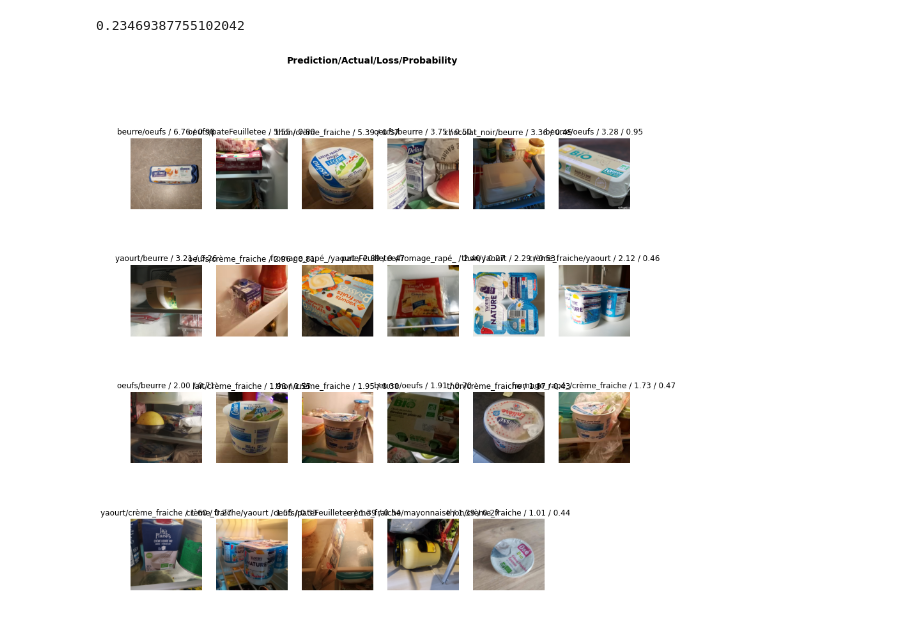
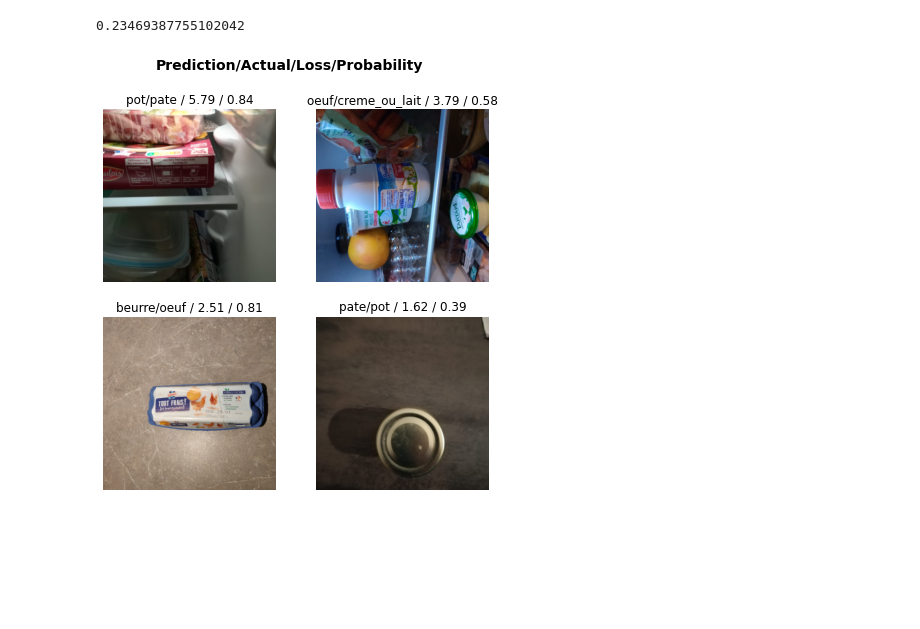
Before and after one commit to remiDupont/AI-fridge_project, a Jupyter notebook: mobile_fridge_manager.ipynb, the cells around one changed output. Cells and saved outputs as stored; diff of their text form; code cells hidden in the pictures; blank space fills up the shorter version.

```diff
--- a/mobile_fridge_manager.ipynb
+++ b/mobile_fridge_manager.ipynb
@@ -171,8 +232,8 @@ for f in files:
 # %%
 def label_func(f):
     #print(f)
-    categorie = str(f).split("/")[7].replace(" ","_")
-    return categorie
+    categorie = str(f).split("/")[7]#.replace(" ","_")
+    return obj2cat[categorie]
 # %%
 #def label_func(x): return x.parent.parent.parent.name
 # %%
@@ -182,7 +243,7 @@ label_func(set_list[0])
 # %%
-dls = ImageDataLoaders.from_path_func(source, set_list, label_func, bs= 8, item_tfms=Resize(224),workers=1)
+dls = ImageDataLoaders.from_path_func(source, set_list, label_func, bs= 4, item_tfms=Resize(224*2),batch_tfms=aug_transforms(size=int(128*3)),workers=-1)
 #dls = ImageDataLoaders.from_df(df_marks[2:],path = r'/home/oem/Images/dataset_fridge/DATASET', valid_col='is_valid', label_delim=' ',
 #                               item_tfms=Resize(128*2), bs=4, num_workers=4, batch_tfms=aug_transforms(size=int(128*1.5)))
 
-dls.show_batch(unique=False,figsize=(14,14))
+dls.show_batch(unique=True,figsize=(14,14))
 # %% [output]
@@ -190,5 +251,8 @@ dls.show_batch(unique=False,figsize=(14,14))
+# %%
+def top_2_accuracy(inp, targ, k=5, axis=-1):
+    return top_k_accuracy(inp, targ, k=2, axis=-1)
 # %%
-learn = cnn_learner(dls, resnet18, metrics=error_rate)
+learn = cnn_learner(dls, resnet18, metrics=[accuracy,error_rate,top_2_accuracy])
 # %%
 len(dls.train)
 # %% [output]
@@ -250,6 +316,6 @@ inter.plot_confusion_matrix()
 # %% [output]
 0.23469387755102042
 # %%
-inter.plot_top_losses(23,figsize=(14,14))
+inter.plot_top_losses(4,figsize=(7,7))
 # %% [output]
-[figure, old version]
+[figure, new version]
```
Also changed, not shown: parts of 18 cells of this notebook.
